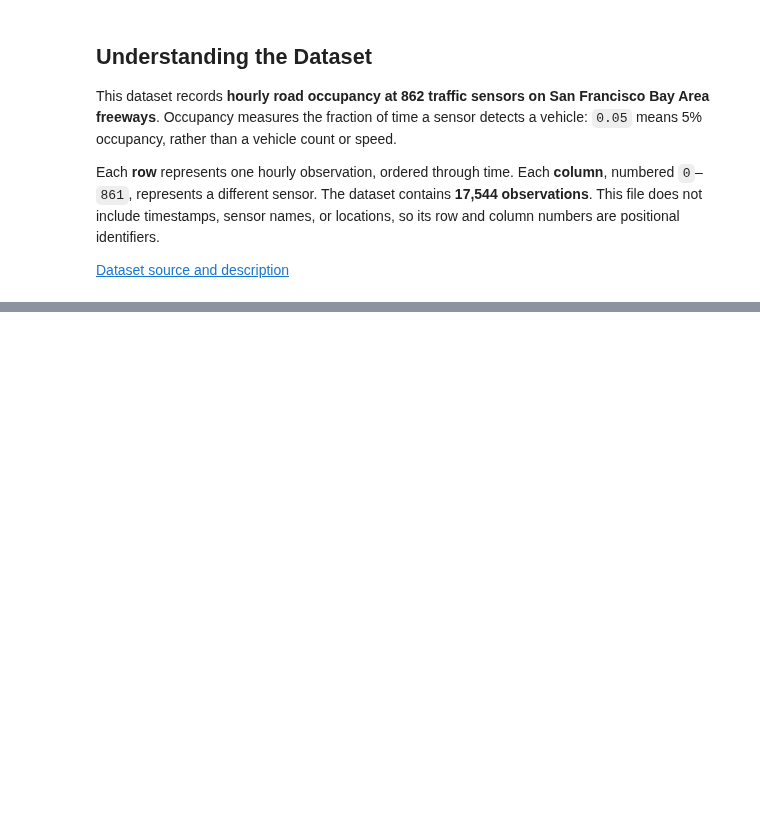
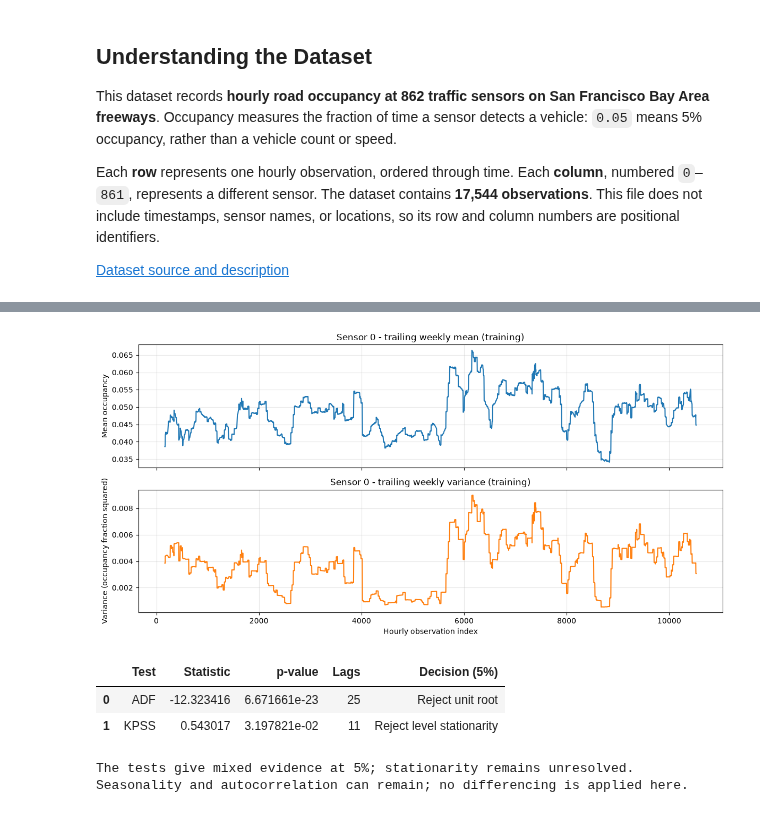
Before and after one commit to Matthew-Linders/AISE_4010_Group_Project, a Jupyter notebook: AISE4010_Project_Group02.ipynb, the cells around one changed output, grey strips where cells are left out. Cells and saved outputs as stored; diff of their text form; code cells hidden in the pictures; blank space fills up the shorter version.

```diff
--- a/AISE4010_Project_Group02.ipynb
+++ b/AISE4010_Project_Group02.ipynb
@@ -83,0 +227,50 @@ Missing values: 0
+# %%
+from statsmodels.tsa.stattools import adfuller, kpss
+
+ROLLING_WINDOW = 168
+ALPHA = 0.05
+
+# Use past observations only; preserve hourly spacing when filling missing inputs.
+stationarity_train = series.iloc[:train_end_eda]
+rolling_mean = stationarity_train.rolling(ROLLING_WINDOW).mean()
+rolling_variance = stationarity_train.rolling(ROLLING_WINDOW).var()
+
+fig, axes = plt.subplots(2, 1, figsize=(12, 6), sharex=True)
+axes[0].plot(rolling_mean.index, rolling_mean, color="tab:blue")
+axes[0].set(title="Sensor 0 - trailing weekly mean (training)", ylabel="Mean occupancy")
+axes[1].plot(rolling_variance.index, rolling_variance, color="tab:orange")
+axes[1].set(title="Sensor 0 - trailing weekly variance (training)",
+            xlabel="Hourly observation index", ylabel="Variance (occupancy fraction squared)")
+for ax in axes:
+    ax.grid(alpha=0.3)
+plt.tight_layout()
+plt.show()
+
+adf_result = adfuller(stationarity_train, regression="c", autolag="AIC")
+kpss_result = kpss(stationarity_train, regression="c", nlags="auto")
+adf_p = adf_result[1]
+kpss_p = kpss_result[1]
+
+stationarity_results = pd.DataFrame([
+    {"Test": "ADF", "Statistic": adf_result[0], "p-value": adf_p,
+     "Lags": adf_result[2], "Decision (5%)": "Reject unit root" if adf_p <= ALPHA else "Fail to reject unit root"},
+    {"Test": "KPSS", "Statistic": kpss_result[0], "p-value": kpss_p,
+     "Lags": kpss_result[2], "Decision (5%)": "Reject level stationarity" if kpss_p <= ALPHA else "Fail to reject level stationarity"},
+])
+display(stationarity_results)
+
+if adf_p <= ALPHA and kpss_p > ALPHA:
+    stationarity_conclusion = "Both tests support level stationarity at 5%; this is evidence, not proof."
+elif adf_p > ALPHA and kpss_p <= ALPHA:
+    stationarity_conclusion = "Both tests support non-stationarity at 5%."
+else:
+    stationarity_conclusion = "The tests give mixed evidence at 5%; stationarity remains unresolved."
+print(stationarity_conclusion)
+print("Seasonality and autocorrelation can remain; no differencing is applied here.")
+# %% [output]
+[figure, added]
+|  | Test | Statistic | p-value | Lags | Decision (5%) |
+| 0 | ADF | -12.323416 | 6.671661e-23 | 25 | Reject unit root |
+| 1 | KPSS | 0.543017 | 3.197821e-02 | 11 | Reject level stationarity |
+The tests give mixed evidence at 5%; stationarity remains unresolved.
+Seasonality and autocorrelation can remain; no differencing is applied here.
```
Also changed, not shown: parts of 11 cells of this notebook.
